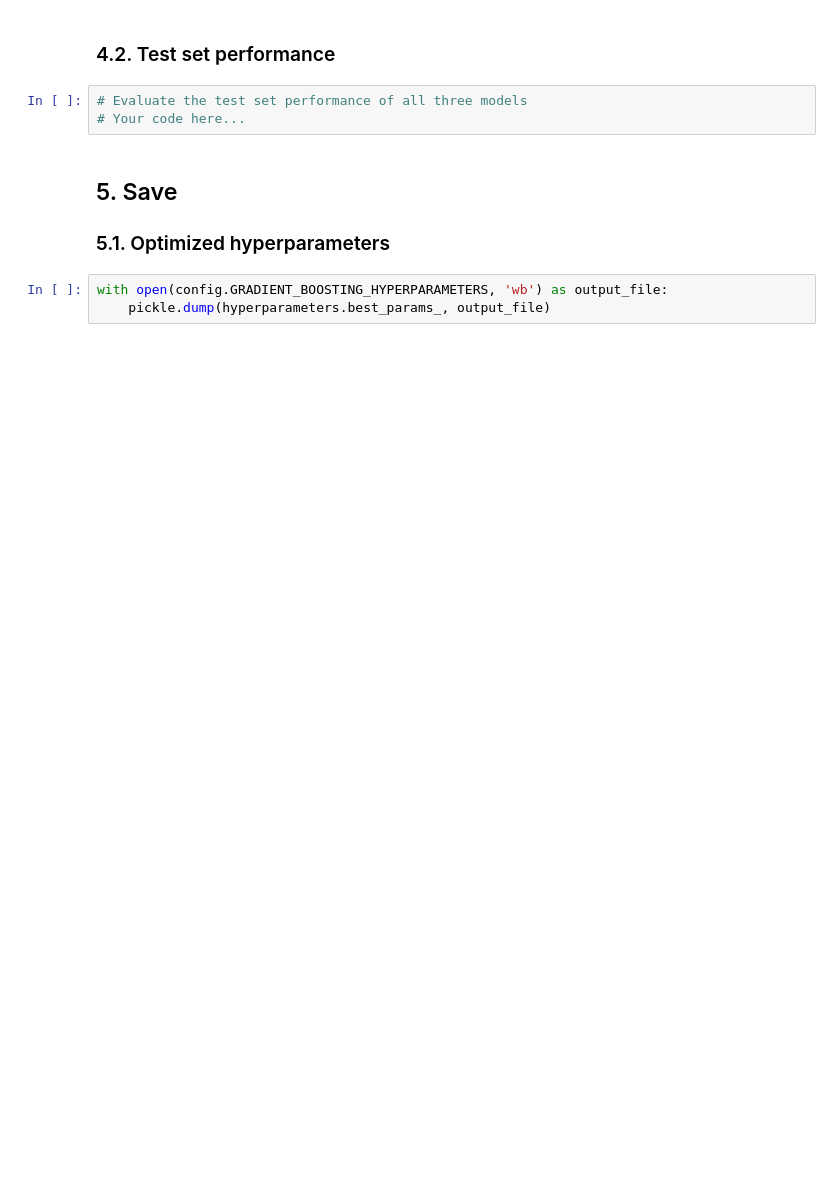
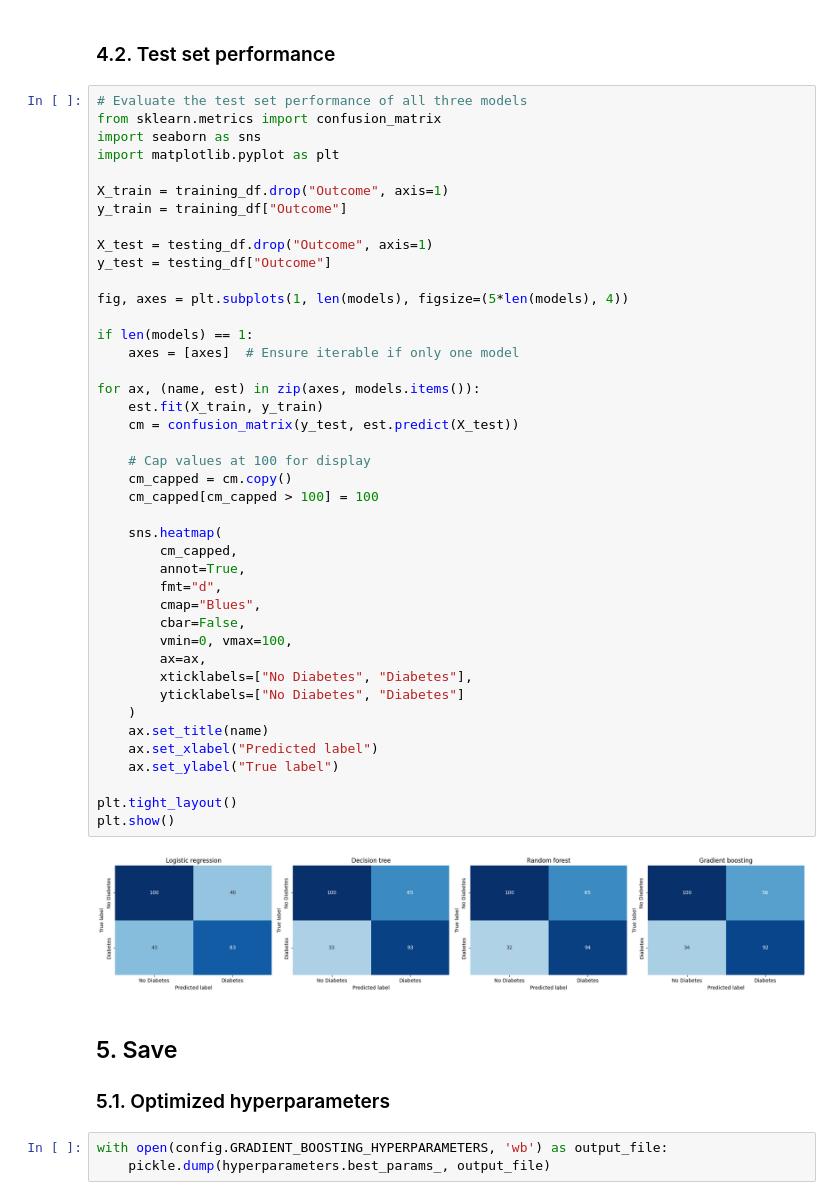
Before and after one commit to 4GeeksAcademy/Jack-Porter-Decision-Tree-Projects, a Jupyter notebook: notebooks/03.1-gradient_boosting_mvp.ipynb, the cells around one changed output. Drawn from its saved outputs; the diff is of its cells as text; blank space fills up the shorter version.

```diff
--- a/notebooks/03.1-gradient_boosting_mvp.ipynb
+++ b/notebooks/03.1-gradient_boosting_mvp.ipynb
@@ -219,8 +248,49 @@ NameError: name 'LogisticRegression' is not defined
 # %% [markdown]
 ### 4.2. Test set performance
-# %%
-# Evaluate the test set performance of all three models
-# Your code here...
+# %%
+# Evaluate the test set performance of all three models
+from sklearn.metrics import confusion_matrix
+import seaborn as sns
+import matplotlib.pyplot as plt
+
+X_train = training_df.drop("Outcome", axis=1)
+y_train = training_df["Outcome"]
+
+X_test = testing_df.drop("Outcome", axis=1)
+y_test = testing_df["Outcome"]
+
+fig, axes = plt.subplots(1, len(models), figsize=(5*len(models), 4))
+
+if len(models) == 1:
+    axes = [axes]  # Ensure iterable if only one model
+
+for ax, (name, est) in zip(axes, models.items()):
+    est.fit(X_train, y_train)
+    cm = confusion_matrix(y_test, est.predict(X_test))
+
+    # Cap values at 100 for display
+    cm_capped = cm.copy()
+    cm_capped[cm_capped > 100] = 100
+
+    sns.heatmap(
+        cm_capped,
+        annot=True,
+        fmt="d",
+        cmap="Blues",
+        cbar=False,
+        vmin=0, vmax=100,
+        ax=ax,
+        xticklabels=["No Diabetes", "Diabetes"],
+        yticklabels=["No Diabetes", "Diabetes"]
+    )
+    ax.set_title(name)
+    ax.set_xlabel("Predicted label")
+    ax.set_ylabel("True label")
+
+plt.tight_layout()
+plt.show()
+# %% [output]
+[figure, added]
 # %% [markdown]
 ## 5. Save
 
```
Also changed, not shown: parts of 4 cells of this notebook.
